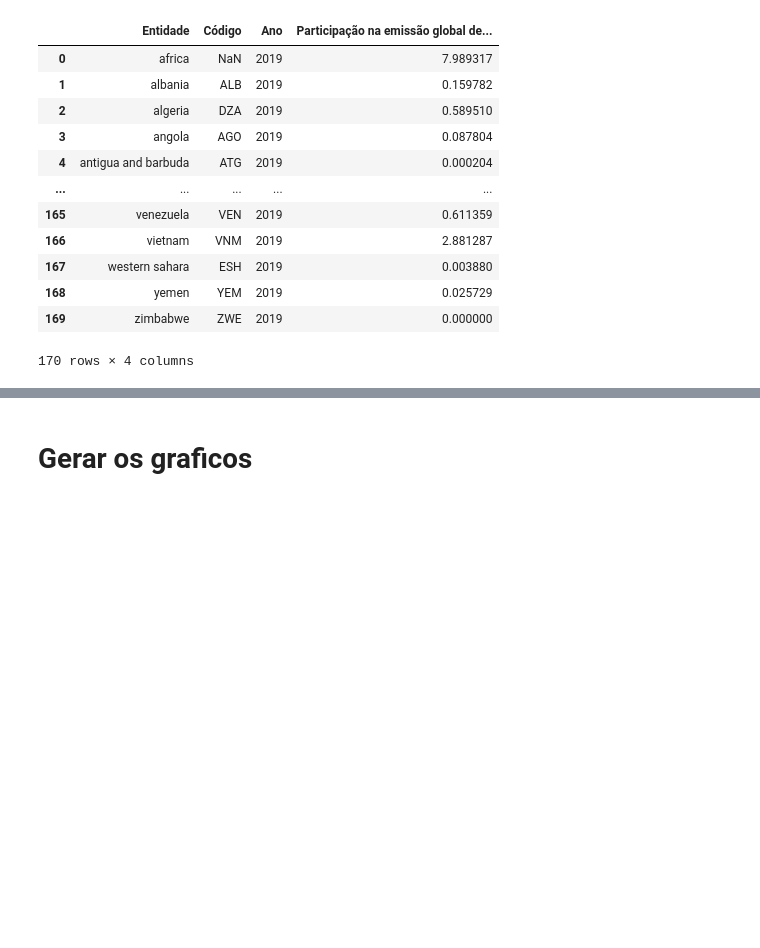
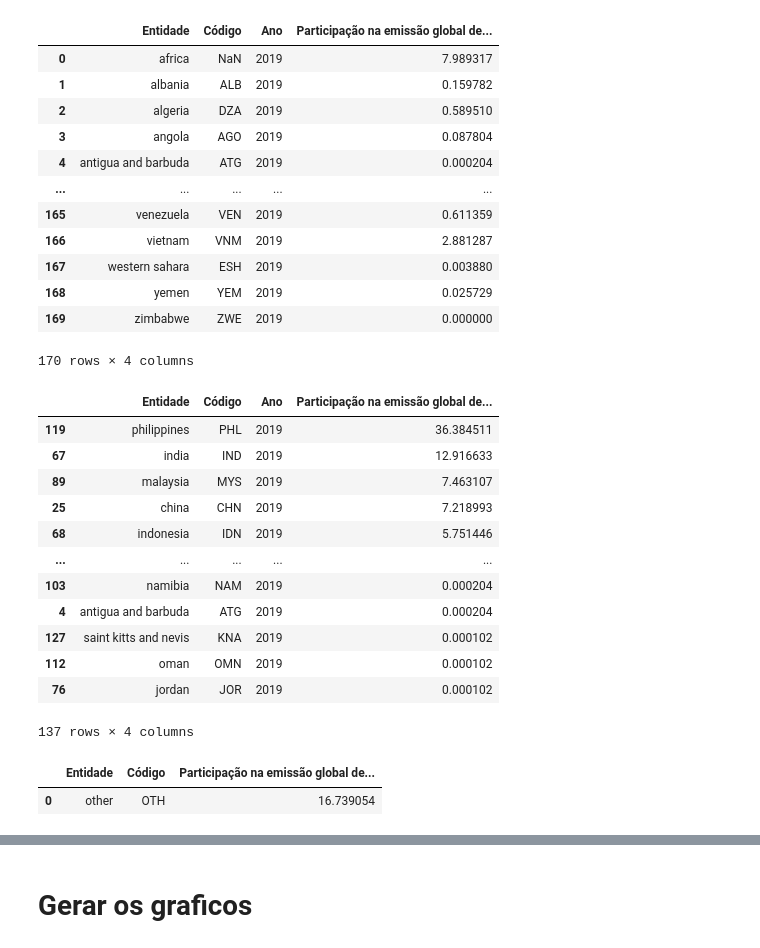
Before and after one commit to RVidaDev/GsIA, a Jupyter notebook: note.ipynb, the cells around one changed output, grey strips where cells are left out. Cells and saved outputs as stored; diff of their text form; code cells hidden in the pictures; blank space fills up the shorter version.

```diff
--- a/note.ipynb
+++ b/note.ipynb
@@ -77,5 +80,7 @@ df_residuo
 | 168 | yemen | YEM | 2019 | 0.025729 |
 | 169 | zimbabwe | ZWE | 2019 | 0.000000 |
 170 rows × 4 columns
-# %%
-df_residuo = df.drop_duplicates()
+# %%
+df_residuos_filtrado = df_residuo.dropna(subset=['Código'])
+# %%
+df_residuos_filtrado = df_residuos_filtrado.drop_duplicates()
@@ -81,0 +90,37 @@ df_residuo = df.drop_duplicates()
+# %%
+df_residuos_filtrado = df_residuos_filtrado.sort_values(by='Participação na emissão global de plásticos para o oceano', ascending=False)
+df_residuos_filtrado
+# %% [output]
+|  | Entidade | Código | Ano | Participação na emissão global de... |
+| 119 | philippines | PHL | 2019 | 36.384511 |
+| 67 | india | IND | 2019 | 12.916633 |
+| 89 | malaysia | MYS | 2019 | 7.463107 |
+| 25 | china | CHN | 2019 | 7.218993 |
+| 68 | indonesia | IDN | 2019 | 5.751446 |
+| ... | ... | ... | ... | ... |
+| 103 | namibia | NAM | 2019 | 0.000204 |
+| 4 | antigua and barbuda | ATG | 2019 | 0.000204 |
+| 127 | saint kitts and nevis | KNA | 2019 | 0.000102 |
+| 112 | oman | OMN | 2019 | 0.000102 |
+| 76 | jordan | JOR | 2019 | 0.000102 |
+137 rows × 4 columns
+# %%
+##EXEMPLOOOOOOOOOOOOOOO
+#soma = df['nome_da_coluna'].sum()
+
+#concatenei o top 10 com o "resto"
+
+top10_residuos = df_residuos_filtrado.head(10)
+
+soma_other = df_residuos_filtrado['Participação na emissão global de plásticos para o oceano'].sum() - top10_residuos['Participação na emissão global de plásticos para o oceano'].sum()
+
+other_residuos = pd.DataFrame({
+    'Entidade' : ['other'],
+    'Código' : ['OTH'],
+    'Participação na emissão global de plásticos para o oceano' : [soma_other]
+})
+
+other_residuos
+# %% [output]
+|  | Entidade | Código | Participação na emissão global de... |
+| 0 | other | OTH | 16.739054 |
```
Also changed, not shown: parts of 15 cells of this notebook.
